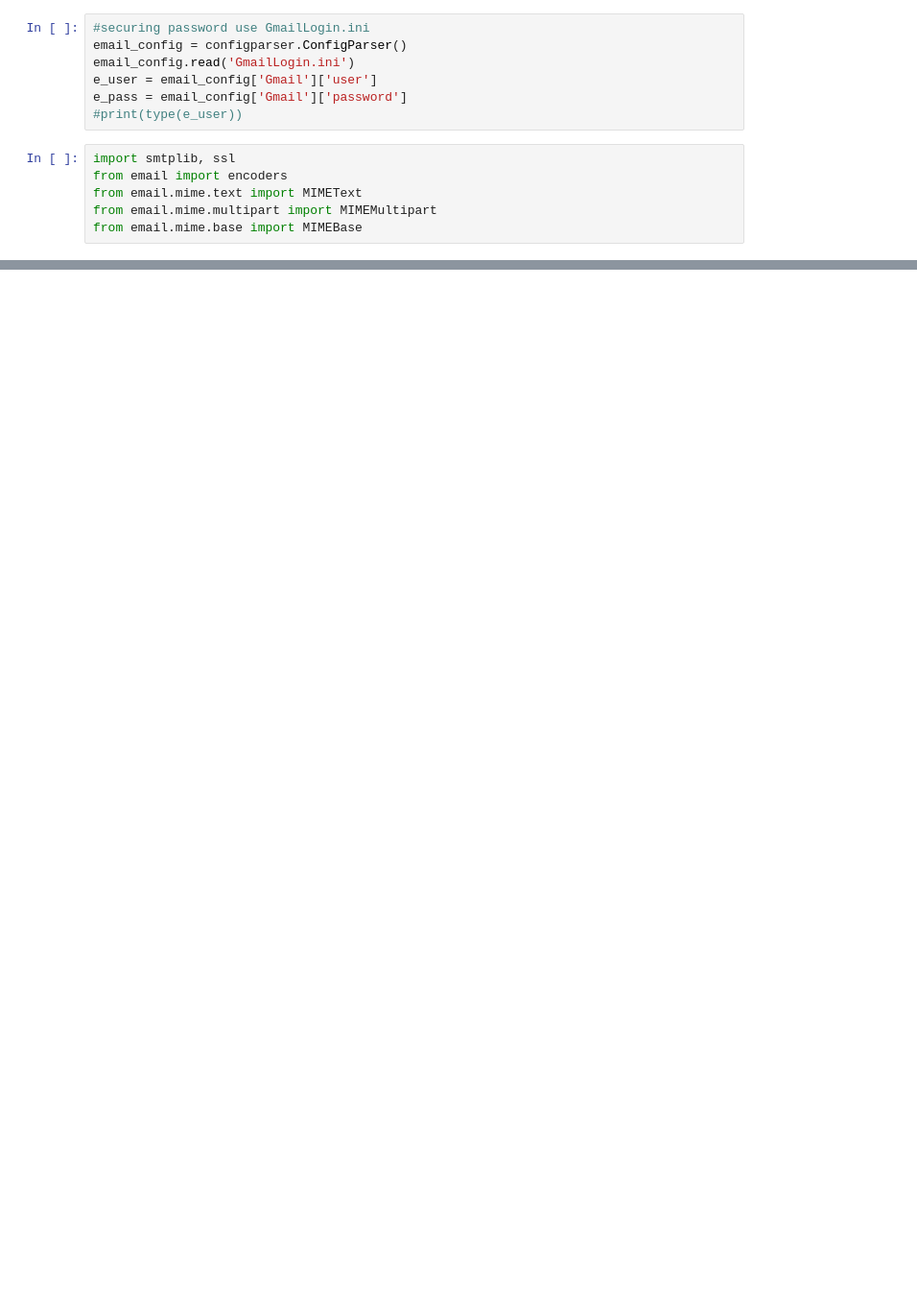
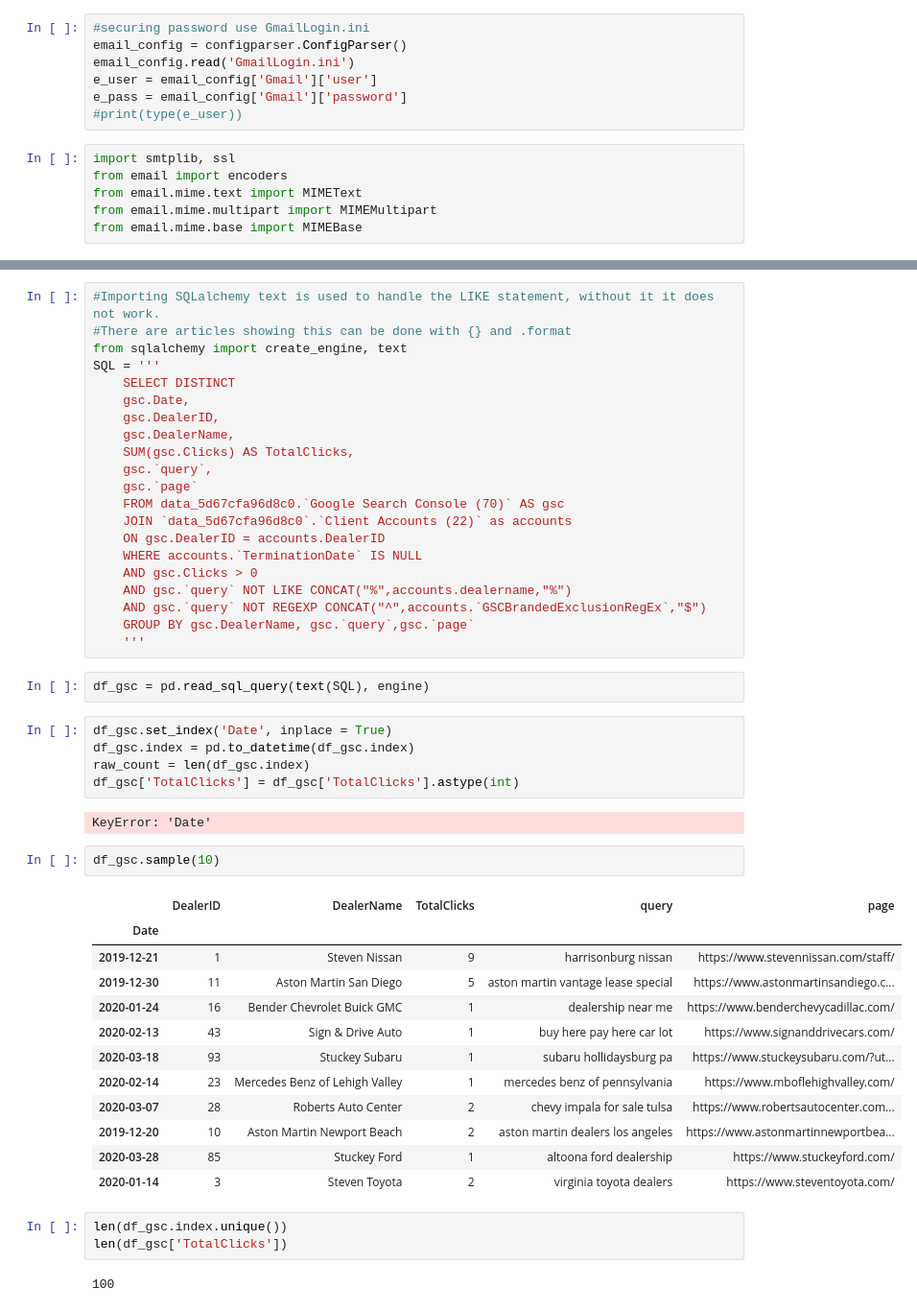
Before and after one commit to GarrettMarkScott/DW3D_DailyBenchmarks, a Jupyter notebook: Average Amount of Sessions.ipynb, the cells around one changed output, grey strips where cells are left out. Shown at 96% size. Saved outputs shown, nothing was run; the diff lists cells and outputs as text; blank space fills up the shorter version.

```diff
--- a/Average Amount of Sessions.ipynb
+++ b/Average Amount of Sessions.ipynb
@@ -150,0 +155,50 @@ email_conn.quit()
+# %%
+#Importing SQLalchemy text is used to handle the LIKE statement, without it it does not work.
+#There are articles showing this can be done with {} and .format
+from sqlalchemy import create_engine, text
+SQL = '''
+    SELECT DISTINCT
+    gsc.Date,
+    gsc.DealerID,
+    gsc.DealerName,
+    SUM(gsc.Clicks) AS TotalClicks,
+    gsc.`query`,
+    gsc.`page`
+    FROM data_5d67cfa96d8c0.`Google Search Console (70)` AS gsc
+    JOIN `data_5d67cfa96d8c0`.`Client Accounts (22)` as accounts
+    ON gsc.DealerID = accounts.DealerID
+    WHERE accounts.`TerminationDate` IS NULL
+    AND gsc.Clicks > 0
+    AND gsc.`query` NOT LIKE CONCAT("%",accounts.dealername,"%")
+    AND gsc.`query` NOT REGEXP CONCAT("^",accounts.`GSCBrandedExclusionRegEx`,"$")
+    GROUP BY gsc.DealerName, gsc.`query`,gsc.`page`
+    '''
+# %%
+df_gsc = pd.read_sql_query(text(SQL), engine)
+# %%
+df_gsc.set_index('Date', inplace = True)
+df_gsc.index = pd.to_datetime(df_gsc.index)
+raw_count = len(df_gsc.index)
+df_gsc['TotalClicks'] = df_gsc['TotalClicks'].astype(int)
+# %% [output]
+KeyError: 'Date'
+# %%
+df_gsc.sample(10)
+# %% [output]
+|  | DealerID | DealerName | TotalClicks | query | page |
+| Date |  |  |  |  |  |
+| 2019-12-21 | 1 | Steven Nissan | 9 | harrisonburg nissan | https://www.stevennissan.com/staff/ |
+| 2019-12-30 | 11 | Aston Martin San Diego | 5 | aston martin vantage lease special | https://www.astonmartinsandiego.c... |
+| 2020-01-24 | 16 | Bender Chevrolet Buick GMC | 1 | dealership near me | https://www.benderchevycadillac.com/ |
+| 2020-02-13 | 43 | Sign & Drive Auto | 1 | buy here pay here car lot | https://www.signanddrivecars.com/ |
+| 2020-03-18 | 93 | Stuckey Subaru | 1 | subaru hollidaysburg pa | https://www.stuckeysubaru.com/?ut... |
+| 2020-02-14 | 23 | Mercedes Benz of Lehigh Valley | 1 | mercedes benz of pennsylvania | https://www.mboflehighvalley.com/ |
+| 2020-03-07 | 28 | Roberts Auto Center | 2 | chevy impala for sale tulsa | https://www.robertsautocenter.com... |
+| 2019-12-20 | 10 | Aston Martin Newport Beach | 2 | aston martin dealers los angeles | https://www.astonmartinnewportbea... |
+| 2020-03-28 | 85 | Stuckey Ford | 1 | altoona ford dealership | https://www.stuckeyford.com/ |
+| 2020-01-14 | 3 | Steven Toyota | 2 | virginia toyota dealers | https://www.steventoyota.com/ |
+# %%
+len(df_gsc.index.unique())
+len(df_gsc['TotalClicks'])
+# %% [output]
+100
```
Also changed, not shown: parts of 10 cells of this notebook, 1 other file.
